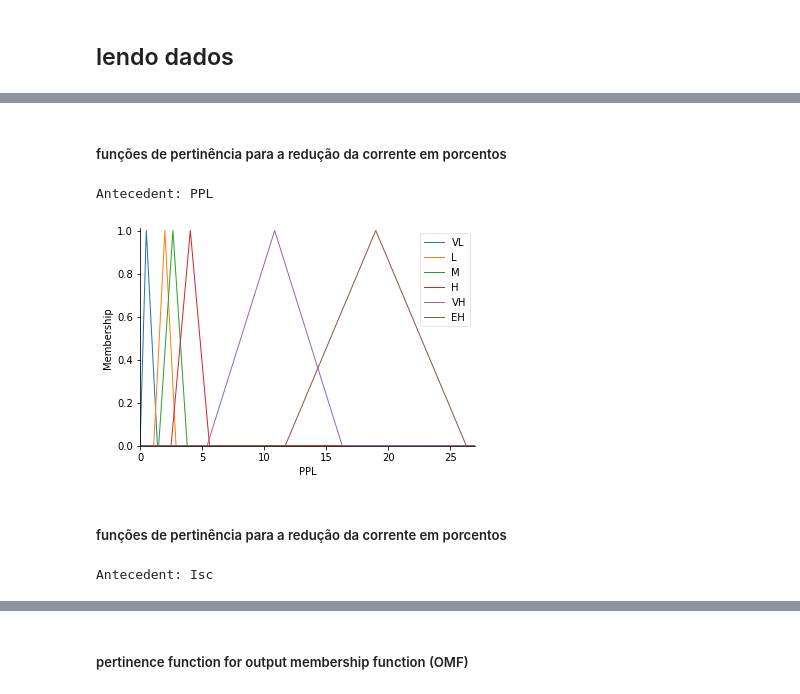
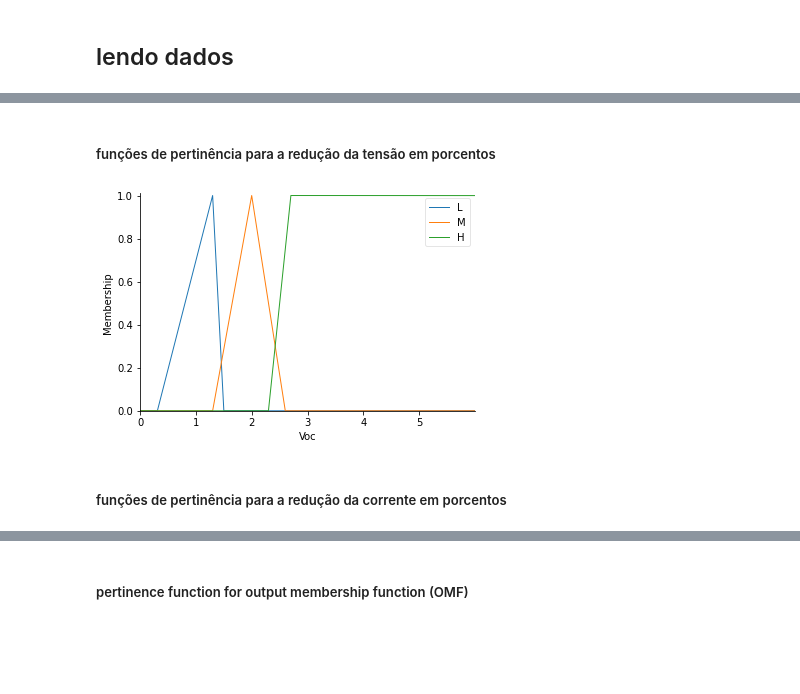
Before and after one commit to ErikJhones/Self-Organizing-Map-SOM-with-KNN, a Jupyter notebook: fuzzy/fuzzy.ipynb, the cells around one changed output, grey strips where cells are left out. Saved outputs shown, nothing was run; the diff lists cells and outputs as text; code cells hidden in the pictures; blank space fills up the shorter version.

```diff
--- a/fuzzy/fuzzy.ipynb
+++ b/fuzzy/fuzzy.ipynb
@@ -43,0 +56,3 @@ df.head()
+# %%
+Isc = ctrl.Antecedent(np.arange(0, 6, 0.001), 'Isc')
+Voc = ctrl.Antecedent(np.arange(0, 6, 0.001), 'Voc')
@@ -44,7 +79,11 @@ df.head()
+# %% [markdown]
+##### funções de pertinência para a redução da tensão em porcentos
+# %%
+Voc['L'] = fuzz.trimf(Voc.universe, [0.31, 1.3, 1.5])#[0.31, 1.58, 1.7]
+Voc['M'] = fuzz.trimf(Voc.universe, [1.3, 2.0, 2.6]) #[1.4, 2.4, 3.0]
+Voc['H'] = fuzz.trimf(Voc.universe, [2.3 , 2.7, 10000.0])#[2.2 , 2.9, 10000.0]
+Voc.view()
+# %% [output]
+[figure, added]
 # %% [markdown]
 ##### funções de pertinência para a redução da corrente em porcentos
-# %%
-ppl = ctrl.Antecedent(np.arange(0, 27, 0.01), 'PPL')
-ppl
-# %% [output]
-Antecedent: PPL
@@ -59,12 +90 @@ ppl['EH'] = fuzz.trimf(ppl.universe, [11.7, 19.0, 26.3])
-# %%
-ppl.view()
-# %% [output]
-[figure, removed]
-# %% [markdown]
-##### funções de pertinência para a redução da corrente em porcentos
-# %%
-Isc = ctrl.Antecedent(np.arange(0, 6, 0.01), 'Isc')
-Isc
-# %% [output]
-Antecedent: Isc
 # %%
```
Also changed, not shown: parts of 27 cells of this notebook, 3 other files.
